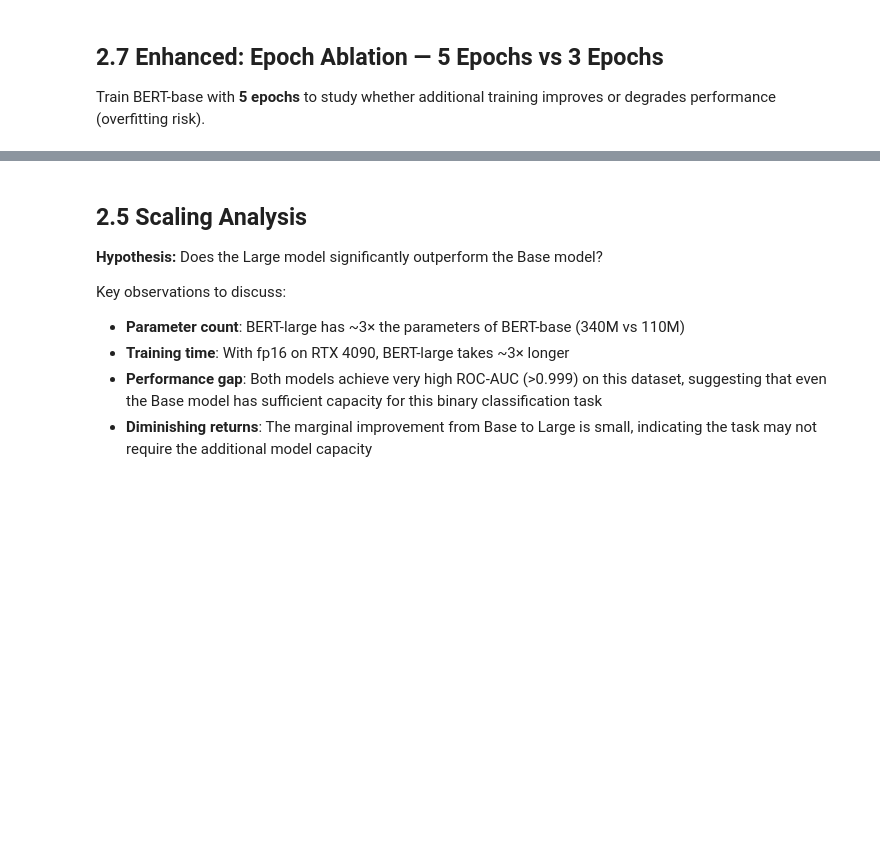
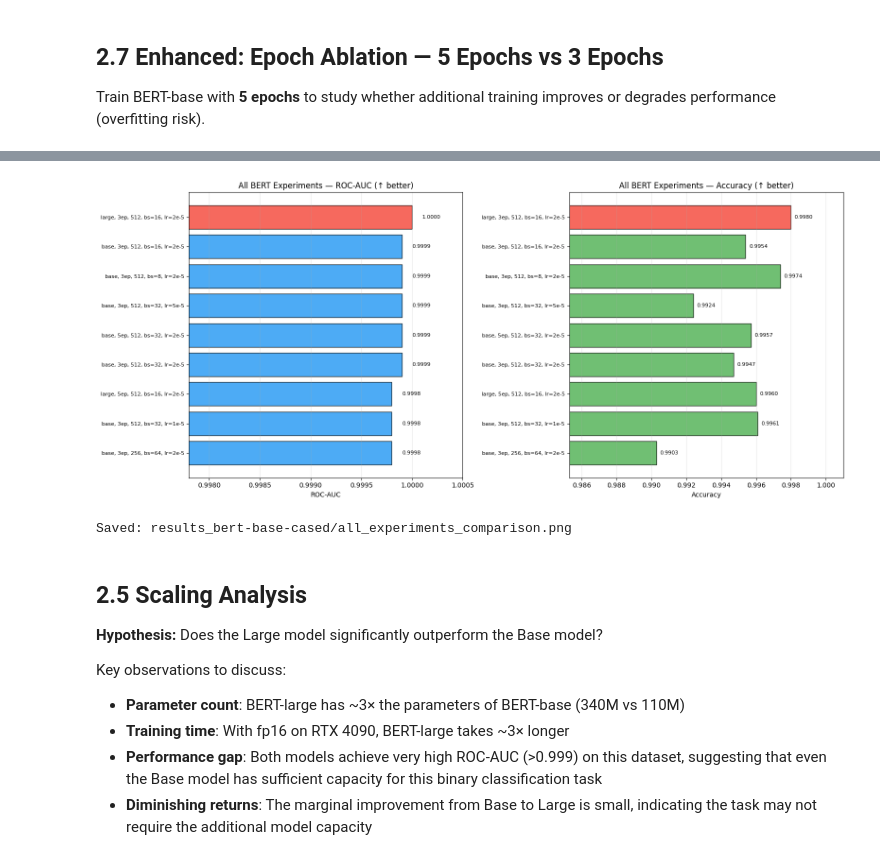
Before and after one commit to fader2077/Recurrent-Neural-Network-and-Transformer-HW, a Jupyter notebook: hw2/HW2.ipynb, the cells around one changed output, grey strips where cells are left out. Cells and saved outputs as stored; diff of their text form; code cells hidden in the pictures; blank space fills up the shorter version.

```diff
--- a/hw2/HW2.ipynb
+++ b/hw2/HW2.ipynb
@@ -933,0 +1168,13 @@ Saved: results_bert-base-cased/epoch_ablation.png
+# %%
+# BERT-large 5 epochs
+results_large_5ep = train_bert_model("bert-large-cased", batch_size=16, max_len=512, epochs=5, lr=2e-5)
+
+# Compare large 3ep vs 5ep
+print("\n" + "=" * 70)
+print("BERT-large EPOCH COMPARISON")
+print("=" * 70)
+print(f"{'Config':<25} {'ROC-AUC':>10} {'Accuracy':>10} {'Time (min)':>12}")
+print("-" * 60)
+for label, r in [("large 3ep", results_large), ("large 5ep", results_large_5ep)]:
+    print(f"{label:<25} {r['summary']['roc_auc']:>10.4f} {r['summary']['accuracy']:>10.4f} {r['summary']['training_time_minutes']:>12.1f}")
+print("=" * 70)
@@ -933,0 +1360,63 @@ Saved: results_bert-base-cased/epoch_ablation.png
+# %%
+# Comprehensive BERT Experiment Summary (all 9 configs)
+all_experiments = [
+    ("base, 3ep, 512, bs=32, lr=2e-5", results_base),
+    ("large, 3ep, 512, bs=16, lr=2e-5", results_large),
+    ("base, 3ep, 256, bs=64, lr=2e-5", results_base_256),
+    ("base, 5ep, 512, bs=32, lr=2e-5", results_base_5ep),
+    ("base, 3ep, 512, bs=32, lr=1e-5", results_lr_1e5),
+    ("base, 3ep, 512, bs=32, lr=5e-5", results_lr_5e5),
+    ("base, 3ep, 512, bs=8, lr=2e-5", results_bs8),
+    ("base, 3ep, 512, bs=16, lr=2e-5", results_bs16),
+    ("large, 5ep, 512, bs=16, lr=2e-5", results_large_5ep),
+]
+
+print("=" * 90)
+print("COMPREHENSIVE BERT EXPERIMENT SUMMARY")
+print("=" * 90)
+print(f"{'#':<3} {'Configuration':<38} {'ROC-AUC':>10} {'Accuracy':>10} {'Time':>8}")
+print("-" * 75)
+for i, (label, r) in enumerate(all_experiments, 1):
+    s = r["summary"]
+    print(f"{i:<3} {label:<38} {s['roc_auc']:>10.4f} {s['accuracy']:>10.4f} {s['training_time_minutes']:>7.1f}m")
+
+# Find best
+best_idx = max(range(len(all_experiments)), key=lambda i: all_experiments[i][1]["summary"]["roc_auc"])
+print(f"\nBest by AUC: #{best_idx+1} {all_experiments[best_idx][0]}")
+best_acc_idx = max(range(len(all_experiments)), key=lambda i: all_experiments[i][1]["summary"]["accuracy"])
+print(f"Best by Acc: #{best_acc_idx+1} {all_experiments[best_acc_idx][0]}")
+print("=" * 90)
+
+# Visualization: horizontal bar chart sorted by AUC
+fig, axes = plt.subplots(1, 2, figsize=(16, 7))
+
+labels_sorted = sorted(range(len(all_experiments)), key=lambda i: all_experiments[i][1]["summary"]["roc_auc"])
+names = [all_experiments[i][0] for i in labels_sorted]
+aucs_sorted = [all_experiments[i][1]["summary"]["roc_auc"] for i in labels_sorted]
+accs_sorted = [all_experiments[i][1]["summary"]["accuracy"] for i in labels_sorted]
+
+colors = ['#F44336' if i == best_idx else '#2196F3' for i in labels_sorted]
+
+y_pos = np.arange(len(names))
+axes[0].barh(y_pos, aucs_sorted, color=colors, edgecolor='black', alpha=0.8)
+axes[0].set_yticks(y_pos); axes[0].set_yticklabels(names, fontsize=8)
+axes[0].set_xlabel('ROC-AUC'); axes[0].set_title('All BERT Experiments — ROC-AUC (↑ better)')
+axes[0].set_xlim(min(aucs_sorted) - 0.002, 1.0005)
+for i, v in enumerate(aucs_sorted):
+    axes[0].text(v + 0.0001, i, f'{v:.4f}', va='center', fontsize=8)
+axes[0].grid(alpha=0.3, axis='x')
+
+colors_acc = ['#F44336' if i == best_acc_idx else '#4CAF50' for i in labels_sorted]
+axes[1].barh(y_pos, accs_sorted, color=colors_acc, edgecolor='black', alpha=0.8)
+axes[1].set_yticks(y_pos); axes[1].set_yticklabels(names, fontsize=8)
+axes[1].set_xlabel('Accuracy'); axes[1].set_title('All BERT Experiments — Accuracy (↑ better)')
+axes[1].set_xlim(min(accs_sorted) - 0.005, 1.001)
+for i, v in enumerate(accs_sorted):
+    axes[1].text(v + 0.0002, i, f'{v:.4f}', va='center', fontsize=8)
+axes[1].grid(alpha=0.3, axis='x')
+
+plt.tight_layout()
+plt.savefig("results_bert-base-cased/all_experiments_comparison.png", dpi=150, bbox_inches='tight')
+plt.show()
+print("Saved: results_bert-base-cased/all_experiments_comparison.png")
+# %% [output]
@@ -934,3 +1441,5 @@ Saved: results_bert-base-cased/epoch_ablation.png
+[figure, added]
+Saved: results_bert-base-cased/all_experiments_comparison.png
 # %% [markdown]
 ## 2.5 Scaling Analysis
 
```
Also changed, not shown: parts of 29 cells of this notebook, 16 other files.
